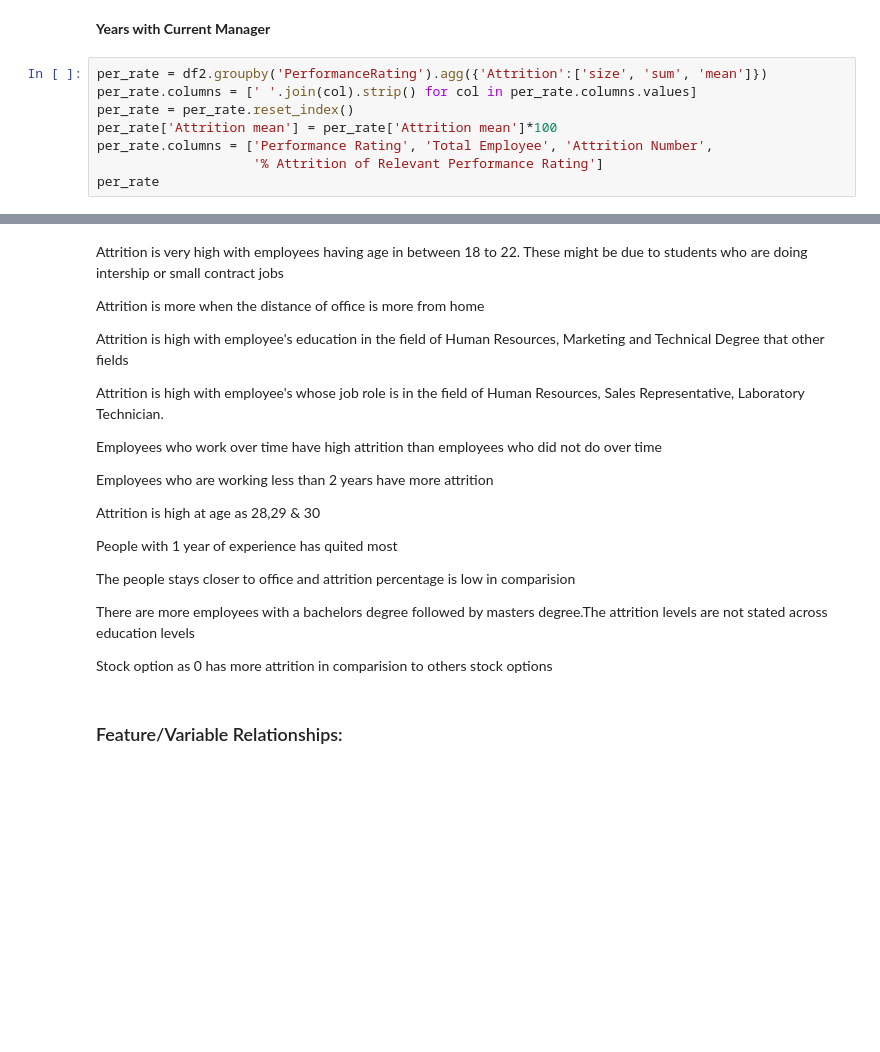
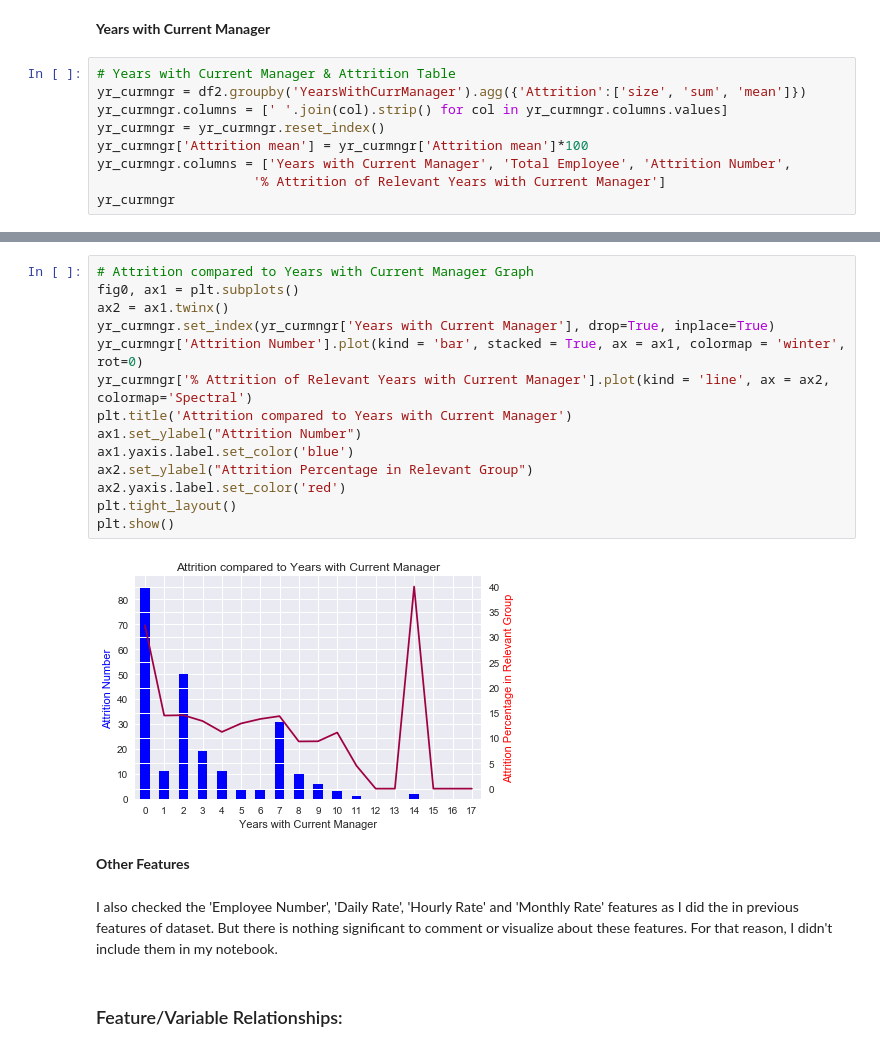
Before and after one commit to ShiningData/Capstone_Project-IBM_HR_Analytics, a Jupyter notebook: HR Analytics Employee Attrition and Performance.ipynb, the cells around one changed output, grey strips where cells are left out. Drawn from its saved outputs; the diff is of its cells as text; blank space fills up the shorter version.

```diff
--- a/HR Analytics Employee Attrition and Performance.ipynb
+++ b/HR Analytics Employee Attrition and Performance.ipynb
@@ -1240,10 +1284,11 @@ per_rate
 # %% [markdown]
 **Years with Current Manager**
 # %%
-per_rate = df2.groupby('PerformanceRating').agg({'Attrition':['size', 'sum', 'mean']})
-per_rate.columns = [' '.join(col).strip() for col in per_rate.columns.values]
-per_rate = per_rate.reset_index()
-per_rate['Attrition mean'] = per_rate['Attrition mean']*100
-per_rate.columns = ['Performance Rating', 'Total Employee', 'Attrition Number',
-                    '% Attrition of Relevant Performance Rating']
-per_rate
+# Years with Current Manager & Attrition Table
+yr_curmngr = df2.groupby('YearsWithCurrManager').agg({'Attrition':['size', 'sum', 'mean']})
+yr_curmngr.columns = [' '.join(col).strip() for col in yr_curmngr.columns.values]
+yr_curmngr = yr_curmngr.reset_index()
+yr_curmngr['Attrition mean'] = yr_curmngr['Attrition mean']*100
+yr_curmngr.columns = ['Years with Current Manager', 'Total Employee', 'Attrition Number',
+                    '% Attrition of Relevant Years with Current Manager']
+yr_curmngr
@@ -1500,25 +1313,23 @@ for col in BarPlot_columns:
-# %% [markdown]
-Attrition is very high with employees having age in between 18 to 22. These might be due to students who are doing intership or small contract jobs
-
-Attrition is more when the distance of office is more from home
-
-Attrition is high with employee's education in the field of Human Resources, Marketing and Technical Degree that other fields
-
-Attrition is high with employee's whose job role is in the field of Human Resources, Sales Representative, Laboratory Technician.
-
-Employees who work over time have high attrition than employees who did not do over time
-
-Employees who are working less than 2 years have more attrition
-
-Attrition is high at age as 28,29 & 30
-
-People with 1 year of experience has quited most
-
-The people stays closer to office and attrition percentage is low in comparision
-
-There are more employees with a bachelors degree followed by masters degree.The attrition levels are not stated across education levels
-
-Stock option as 0 has more attrition in comparision to others stock options
+# %%
+# Attrition compared to Years with Current Manager Graph
+fig0, ax1 = plt.subplots()
+ax2 = ax1.twinx()
+yr_curmngr.set_index(yr_curmngr['Years with Current Manager'], drop=True, inplace=True)
+yr_curmngr['Attrition Number'].plot(kind = 'bar', stacked = True, ax = ax1, colormap = 'winter', rot=0)
+yr_curmngr['% Attrition of Relevant Years with Current Manager'].plot(kind = 'line', ax = ax2, colormap='Spectral')
+plt.title('Attrition compared to Years with Current Manager')
+ax1.set_ylabel("Attrition Number")
+ax1.yaxis.label.set_color('blue')
+ax2.set_ylabel("Attrition Percentage in Relevant Group")
+ax2.yaxis.label.set_color('red')
+plt.tight_layout()
+plt.show()
+# %% [output]
+[figure, added]
+# %% [markdown]
+**Other Features**
+# %% [markdown]
+I also checked the 'Employee Number', 'Daily Rate', 'Hourly Rate' and 'Monthly Rate' features as I did the in previous features of dataset. But there is nothing significant to comment or visualize about these features. For that reason, I didn't include them in my notebook.
 # %% [markdown]
 ### Feature/Variable Relationships:
 # %% [markdown]
```
Also changed, not shown: parts of 48 cells of this notebook.
